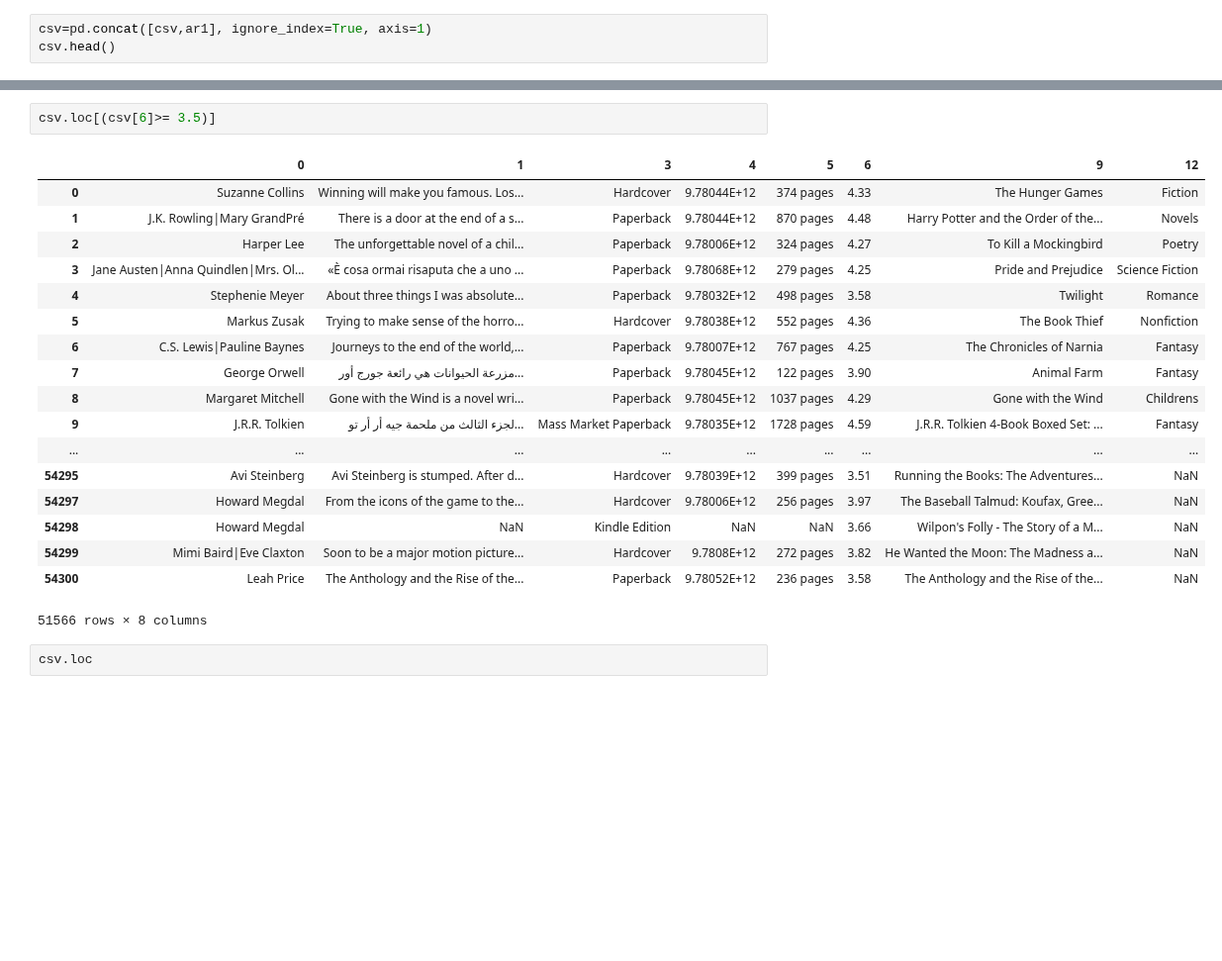
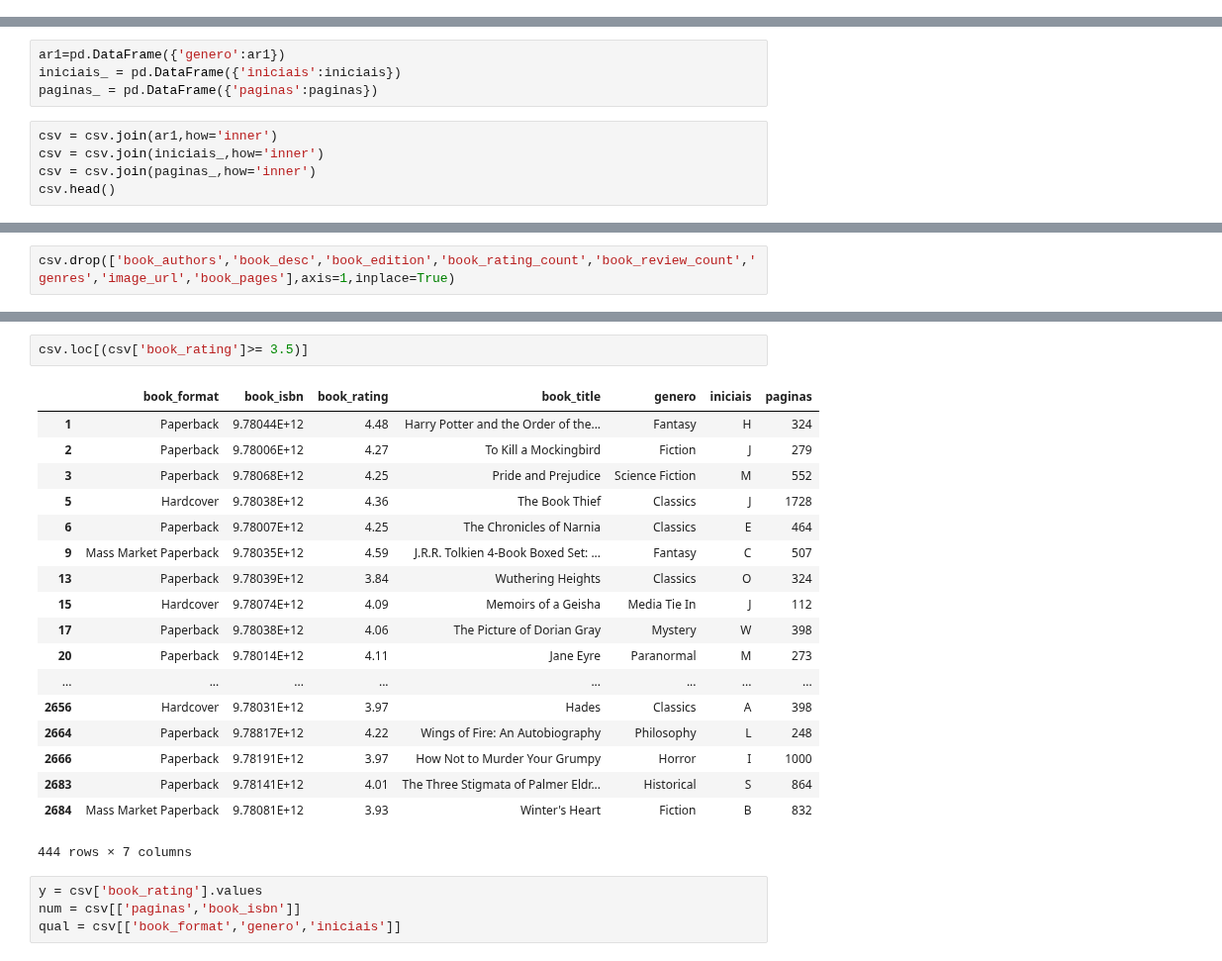
Before and after one commit to PedroHMenezes/PF_Book_rating, a Jupyter notebook: Untitled.ipynb, the cells around one changed output, grey strips where cells are left out. Shown at 99% size. Saved outputs shown, nothing was run; the diff lists cells and outputs as text; blank space fills up the shorter version.

```diff
--- a/Untitled.ipynb
+++ b/Untitled.ipynb
@@ -39,3 +52,0 @@ ar1=pd.Series(ar1)
-# %%
-csv=pd.concat([csv,ar1], ignore_index=True, axis=1)
-csv.head()
@@ -50,0 +53,9 @@ csv1 = csv.drop([10,7,8,2,11],axis=1,inplace=True)
+# %%
+ar1=pd.DataFrame({'genero':ar1})
+iniciais_ = pd.DataFrame({'iniciais':iniciais})
+paginas_ = pd.DataFrame({'paginas':paginas})
+# %%
+csv = csv.join(ar1,how='inner')
+csv = csv.join(iniciais_,how='inner')
+csv = csv.join(paginas_,how='inner')
+csv.head()
@@ -51,3 +69,5 @@ csv1 = csv.drop([10,7,8,2,11],axis=1,inplace=True)
+# %%
+csv.drop(['book_authors','book_desc','book_edition','book_rating_count','book_review_count','genres','image_url','book_pages'],axis=1,inplace=True)
 # %%
 csv.head()
 # %% [output]
@@ -84,23 +104,25 @@ csv.shape
 # %%
-csv.loc[(csv[6]>= 3.5)]
+csv.loc[(csv['book_rating']>= 3.5)]
 # %% [output]
-|  | 0 | 1 | 3 | 4 | 5 | 6 | 9 | 12 |
-| 0 | Suzanne Collins | Winning will make you famous. Los... | Hardcover | 9.78044E+12 | 374 pages | 4.33 | The Hunger Games | Fiction |
-| 1 | J.K. Rowling|Mary GrandPré | There is a door at the end of a s... | Paperback | 9.78044E+12 | 870 pages | 4.48 | Harry Potter and the Order of the... | Novels |
-| 2 | Harper Lee | The unforgettable novel of a chil... | Paperback | 9.78006E+12 | 324 pages | 4.27 | To Kill a Mockingbird | Poetry |
-| 3 | Jane Austen|Anna Quindlen|Mrs. Ol... | «È cosa ormai risaputa che a uno ... | Paperback | 9.78068E+12 | 279 pages | 4.25 | Pride and Prejudice | Science Fiction |
-| 4 | Stephenie Meyer | About three things I was absolute... | Paperback | 9.78032E+12 | 498 pages | 3.58 | Twilight | Romance |
-| 5 | Markus Zusak | Trying to make sense of the horro... | Hardcover | 9.78038E+12 | 552 pages | 4.36 | The Book Thief | Nonfiction |
-| 6 | C.S. Lewis|Pauline Baynes | Journeys to the end of the world,... | Paperback | 9.78007E+12 | 767 pages | 4.25 | The Chronicles of Narnia | Fantasy |
-| 7 | George Orwell | مزرعة الحيوانات هي رائعة جورج أور... | Paperback | 9.78045E+12 | 122 pages | 3.90 | Animal Farm | Fantasy |
-| 8 | Margaret Mitchell | Gone with the Wind is a novel wri... | Paperback | 9.78045E+12 | 1037 pages | 4.29 | Gone with the Wind | Childrens |
-| 9 | J.R.R. Tolkien | لجزء الثالث من ملحمة جيه أر أر تو... | Mass Market Paperback | 9.78035E+12 | 1728 pages | 4.59 | J.R.R. Tolkien 4-Book Boxed Set: ... | Fantasy |
-| ... | ... | ... | ... | ... | ... | ... | ... | ... |
-| 54295 | Avi Steinberg | Avi Steinberg is stumped. After d... | Hardcover | 9.78039E+12 | 399 pages | 3.51 | Running the Books: The Adventures... | NaN |
-| 54297 | Howard Megdal | From the icons of the game to the... | Hardcover | 9.78006E+12 | 256 pages | 3.97 | The Baseball Talmud: Koufax, Gree... | NaN |
-| 54298 | Howard Megdal | NaN | Kindle Edition | NaN | NaN | 3.66 | Wilpon's Folly - The Story of a M... | NaN |
-| 54299 | Mimi Baird|Eve Claxton | Soon to be a major motion picture... | Hardcover | 9.7808E+12 | 272 pages | 3.82 | He Wanted the Moon: The Madness a... | NaN |
-| 54300 | Leah Price | The Anthology and the Rise of the... | Paperback | 9.78052E+12 | 236 pages | 3.58 | The Anthology and the Rise of the... | NaN |
+|  | book_format | book_isbn | book_rating | book_title | genero | iniciais | paginas |
+| 1 | Paperback | 9.78044E+12 | 4.48 | Harry Potter and the Order of the... | Fantasy | H | 324 |
+| 2 | Paperback | 9.78006E+12 | 4.27 | To Kill a Mockingbird | Fiction | J | 279 |
+| 3 | Paperback | 9.78068E+12 | 4.25 | Pride and Prejudice | Science Fiction | M | 552 |
+| 5 | Hardcover | 9.78038E+12 | 4.36 | The Book Thief | Classics | J | 1728 |
+| 6 | Paperback | 9.78007E+12 | 4.25 | The Chronicles of Narnia | Classics | E | 464 |
+| 9 | Mass Market Paperback | 9.78035E+12 | 4.59 | J.R.R. Tolkien 4-Book Boxed Set: ... | Fantasy | C | 507 |
+| 13 | Paperback | 9.78039E+12 | 3.84 | Wuthering Heights | Classics | O | 324 |
+| 15 | Hardcover | 9.78074E+12 | 4.09 | Memoirs of a Geisha | Media Tie In | J | 112 |
+| 17 | Paperback | 9.78038E+12 | 4.06 | The Picture of Dorian Gray | Mystery | W | 398 |
+| 20 | Paperback | 9.78014E+12 | 4.11 | Jane Eyre | Paranormal | M | 273 |
+| ... | ... | ... | ... | ... | ... | ... | ... |
+| 2656 | Hardcover | 9.78031E+12 | 3.97 | Hades | Classics | A | 398 |
+| 2664 | Paperback | 9.78817E+12 | 4.22 | Wings of Fire: An Autobiography | Philosophy | L | 248 |
+| 2666 | Paperback | 9.78191E+12 | 3.97 | How Not to Murder Your Grumpy | Horror | I | 1000 |
+| 2683 | Paperback | 9.78141E+12 | 4.01 | The Three Stigmata of Palmer Eldr... | Historical | S | 864 |
+| 2684 | Mass Market Paperback | 9.78081E+12 | 3.93 | Winter's Heart | Fiction | B | 832 |
-51566 rows × 8 columns
+444 rows × 7 columns
-# %%
-csv.loc
+# %%
+y = csv['book_rating'].values
+num = csv[['paginas','book_isbn']]
+qual = csv[['book_format','genero','iniciais']]
```
Also changed, not shown: parts of 21 cells of this notebook, 1 other file.
